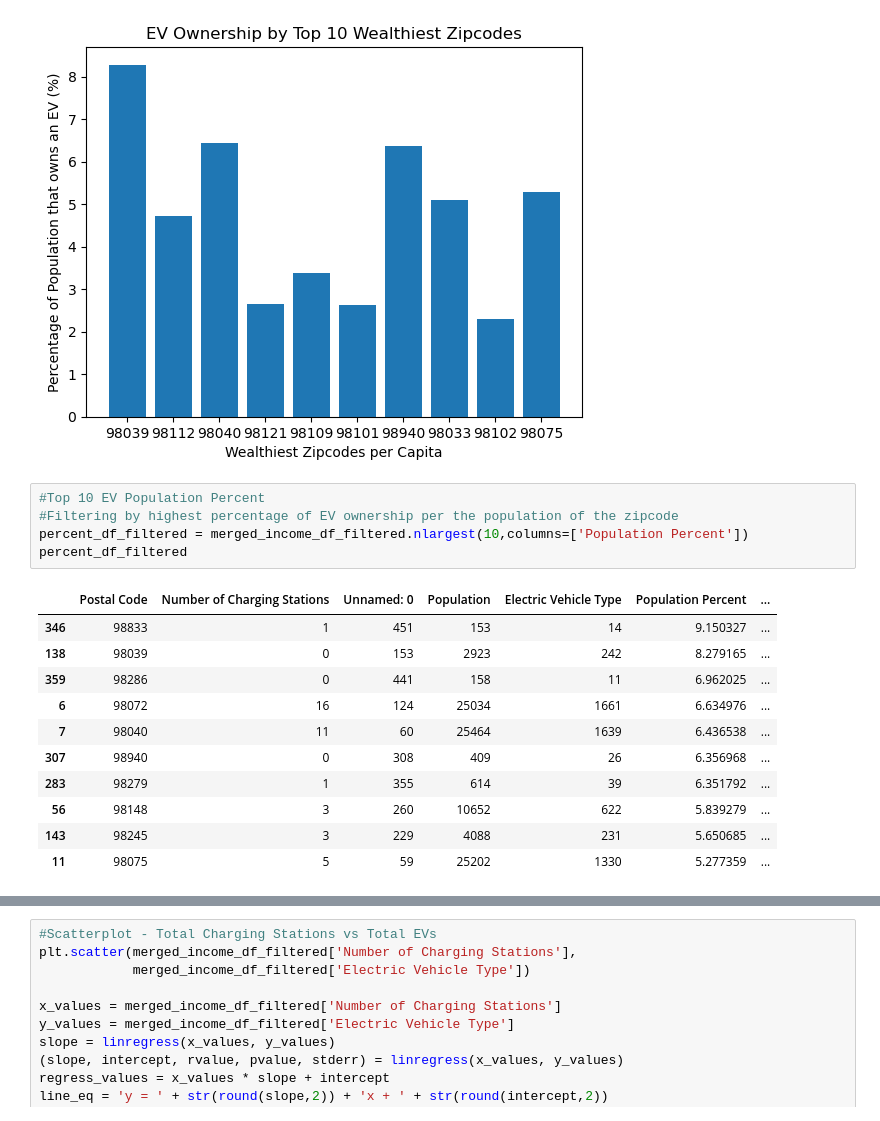
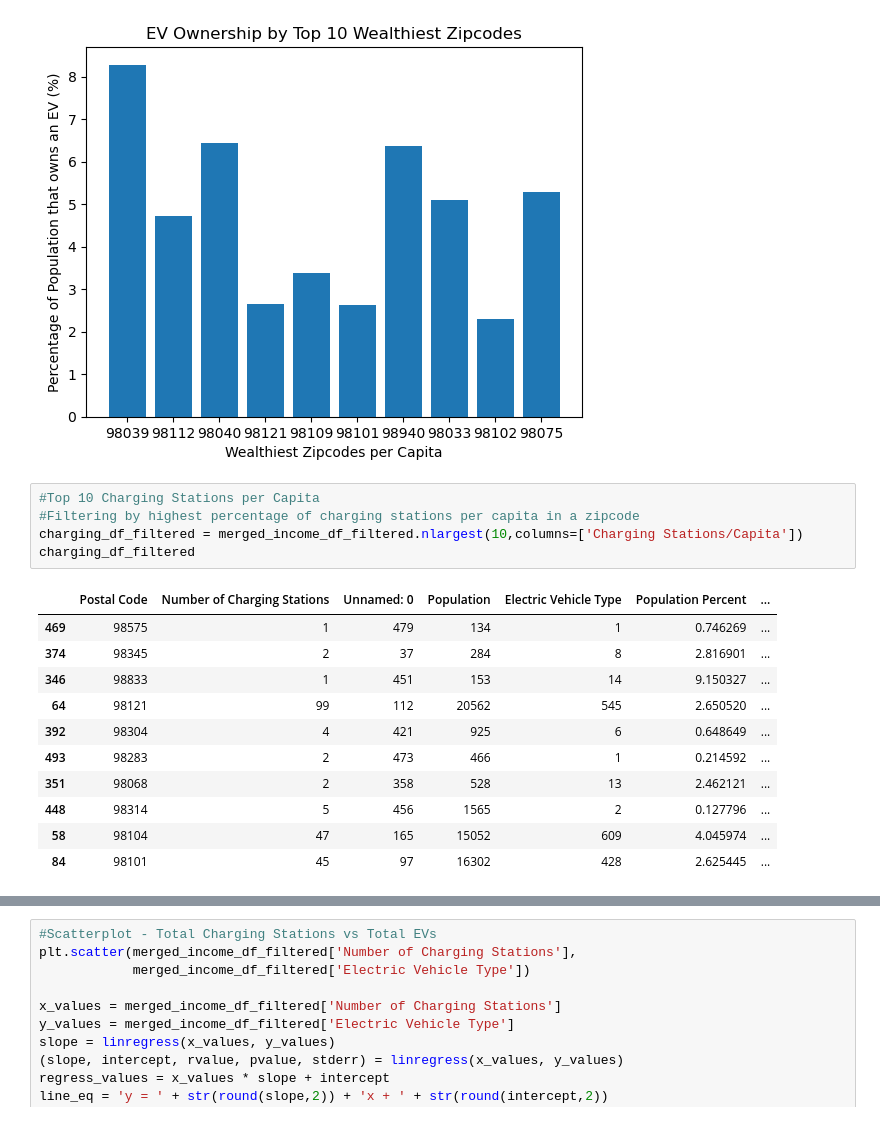
Before and after one commit to caelwillis/group-4-proj-1, a Jupyter notebook: per_capita_visualisations.ipynb, the cells around one changed output, grey strips where cells are left out. Cells and saved outputs as stored; diff of their text form.

```diff
--- a/per_capita_visualisations.ipynb
+++ b/per_capita_visualisations.ipynb
@@ -272,19 +304,19 @@ plt.show()
 # %% [output]
 [figure]
 # %%
-#Top 10 EV Population Percent
-#Filtering by highest percentage of EV ownership per the population of the zipcode
-percent_df_filtered = merged_income_df_filtered.nlargest(10,columns=['Population Percent'])
-percent_df_filtered
+#Top 10 Charging Stations per Capita
+#Filtering by highest percentage of charging stations per capita in a zipcode
+charging_df_filtered = merged_income_df_filtered.nlargest(10,columns=['Charging Stations/Capita'])
+charging_df_filtered
 # %% [output]
 |  | Postal Code | Number of Charging Stations | Unnamed: 0 | Population | Electric Vehicle Type | Population Percent | ... |
+| 469 | 98575 | 1 | 479 | 134 | 1 | 0.746269 | ... |
+| 374 | 98345 | 2 | 37 | 284 | 8 | 2.816901 | ... |
 | 346 | 98833 | 1 | 451 | 153 | 14 | 9.150327 | ... |
-| 138 | 98039 | 0 | 153 | 2923 | 242 | 8.279165 | ... |
-| 359 | 98286 | 0 | 441 | 158 | 11 | 6.962025 | ... |
-| 6 | 98072 | 16 | 124 | 25034 | 1661 | 6.634976 | ... |
-| 7 | 98040 | 11 | 60 | 25464 | 1639 | 6.436538 | ... |
-| 307 | 98940 | 0 | 308 | 409 | 26 | 6.356968 | ... |
-| 283 | 98279 | 1 | 355 | 614 | 39 | 6.351792 | ... |
-| 56 | 98148 | 3 | 260 | 10652 | 622 | 5.839279 | ... |
-| 143 | 98245 | 3 | 229 | 4088 | 231 | 5.650685 | ... |
-| 11 | 98075 | 5 | 59 | 25202 | 1330 | 5.277359 | ... |
+| 64 | 98121 | 99 | 112 | 20562 | 545 | 2.650520 | ... |
+| 392 | 98304 | 4 | 421 | 925 | 6 | 0.648649 | ... |
+| 493 | 98283 | 2 | 473 | 466 | 1 | 0.214592 | ... |
+| 351 | 98068 | 2 | 358 | 528 | 13 | 2.462121 | ... |
+| 448 | 98314 | 5 | 456 | 1565 | 2 | 0.127796 | ... |
+| 58 | 98104 | 47 | 165 | 15052 | 609 | 4.045974 | ... |
+| 84 | 98101 | 45 | 97 | 16302 | 428 | 2.625445 | ... |
```
Also changed, not shown: parts of 5 cells of this notebook, 1 other file.
